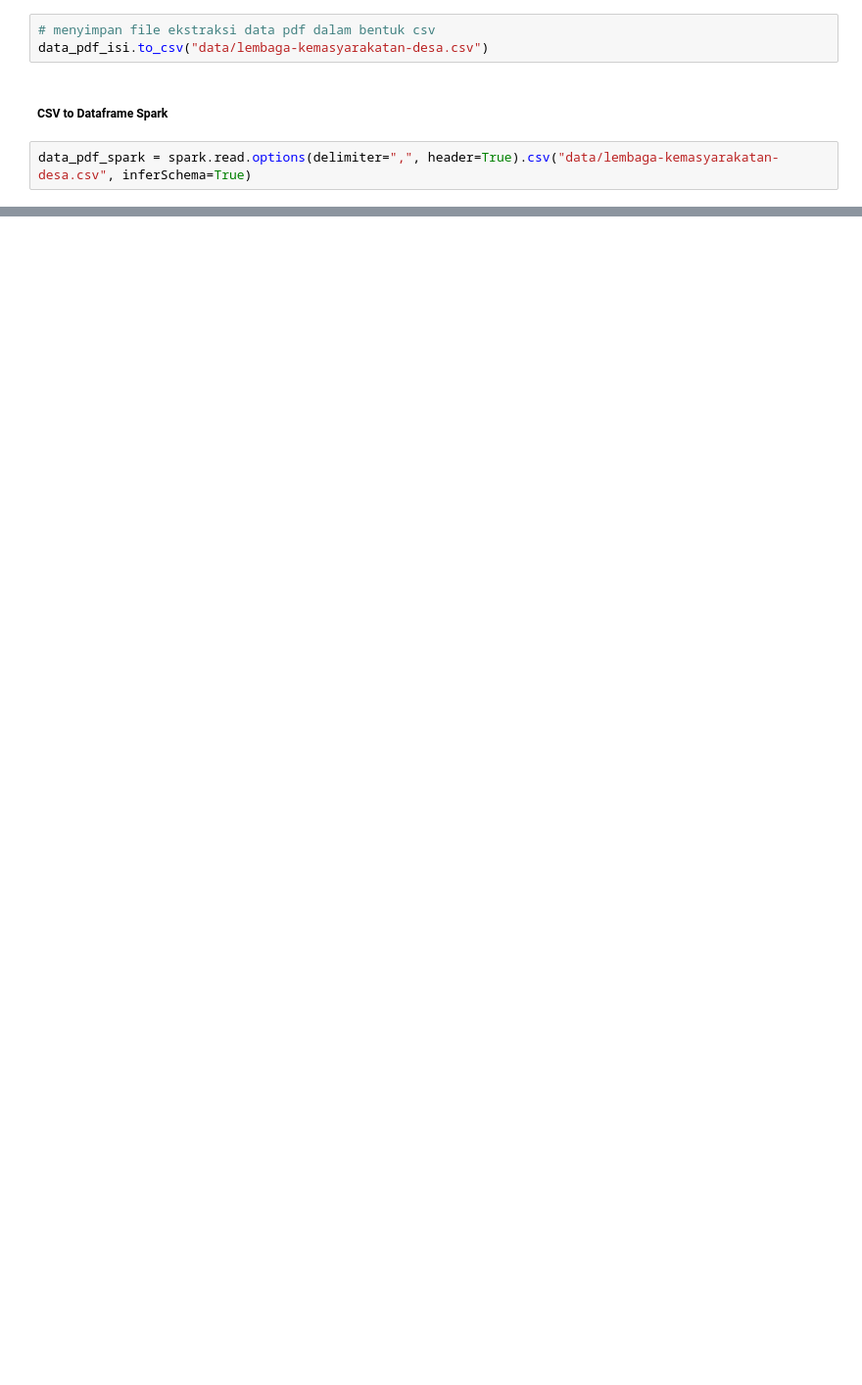
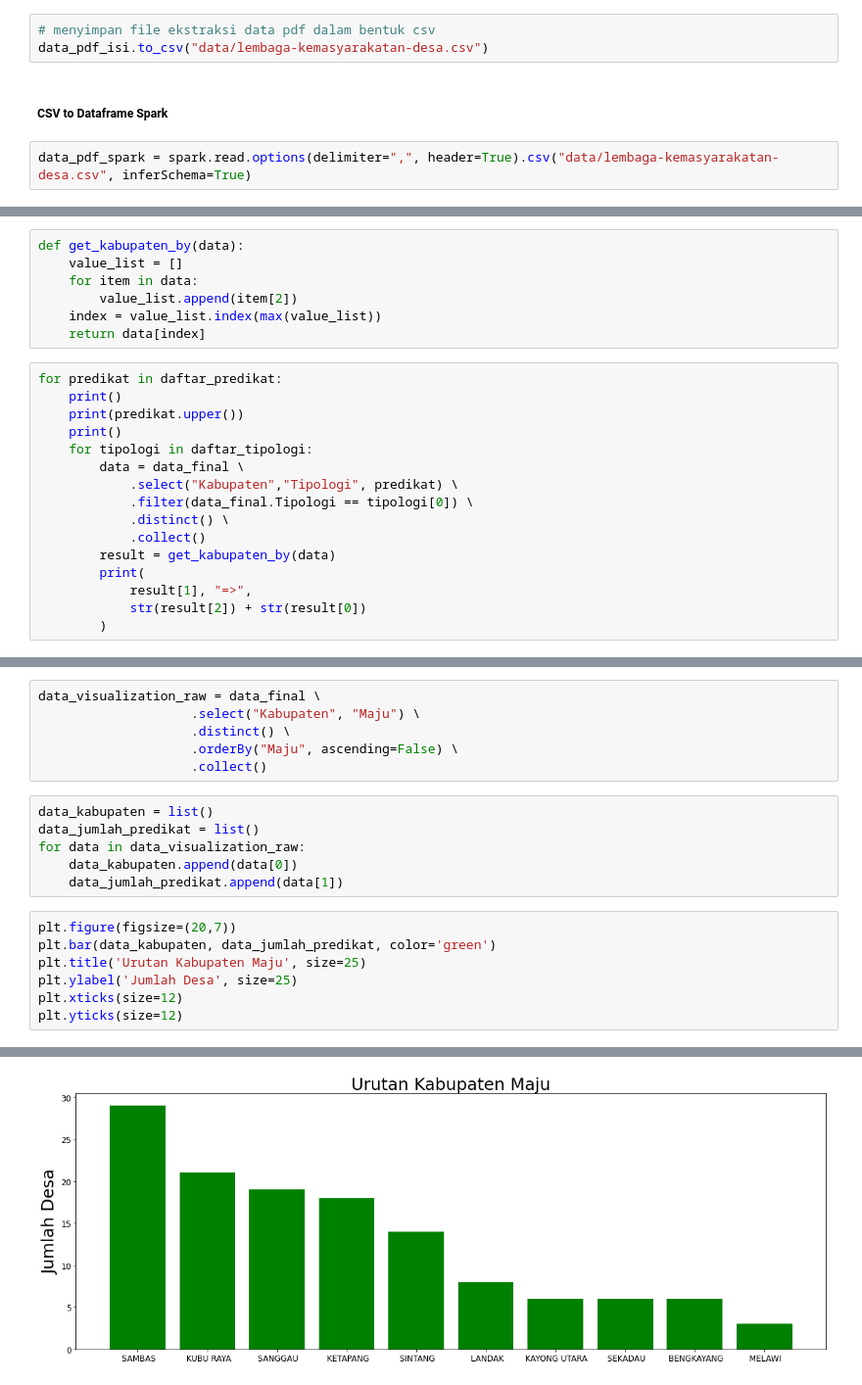
Before and after one commit to radityohanif/Pemberdayaan-Masyarakat-Kalimantan-Barat, a Jupyter notebook: notebook.ipynb, the cells around one changed output, grey strips where cells are left out. Shown at 98% size. Saved outputs shown, nothing was run; the diff lists cells and outputs as text; blank space fills up the shorter version.

Commit message:
visualization + summary

```diff
--- a/notebook.ipynb
+++ b/notebook.ipynb
@@ -397,0 +511,23 @@ only showing top 20 rows
+# %%
+def get_kabupaten_by(data):
+    value_list = []
+    for item in data:
+        value_list.append(item[2])
+    index = value_list.index(max(value_list))
+    return data[index]
+# %%
+for predikat in daftar_predikat:
+    print()
+    print(predikat.upper())
+    print()
+    for tipologi in daftar_tipologi:
+        data = data_final \
+            .select("Kabupaten","Tipologi", predikat) \
+            .filter(data_final.Tipologi == tipologi[0]) \
+            .distinct() \
+            .collect()
+        result = get_kabupaten_by(data)
+        print(
+            result[1], "=>",
+            str(result[2]) + str(result[0])
+        )
@@ -397,0 +560,20 @@ only showing top 20 rows
+# %%
+data_visualization_raw = data_final \
+                    .select("Kabupaten", "Maju") \
+                    .distinct() \
+                    .orderBy("Maju", ascending=False) \
+                    .collect()
+# %%
+data_kabupaten = list()
+data_jumlah_predikat = list()
+for data in data_visualization_raw:
+    data_kabupaten.append(data[0])
+    data_jumlah_predikat.append(data[1])
+# %%
+plt.figure(figsize=(20,7))
+plt.bar(data_kabupaten, data_jumlah_predikat, color='green')
+plt.title('Urutan Kabupaten Maju', size=25)
+plt.ylabel('Jumlah Desa', size=25)
+plt.xticks(size=12)
+plt.yticks(size=12)
+# %% [output]
@@ -397,0 +589 @@ only showing top 20 rows
+[figure, added]
```
Also changed, not shown: parts of 76 cells of this notebook, 3 other files.
